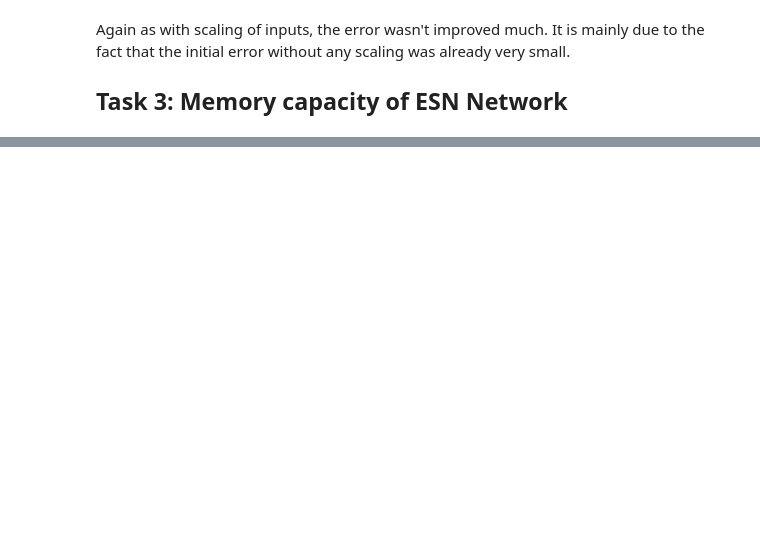
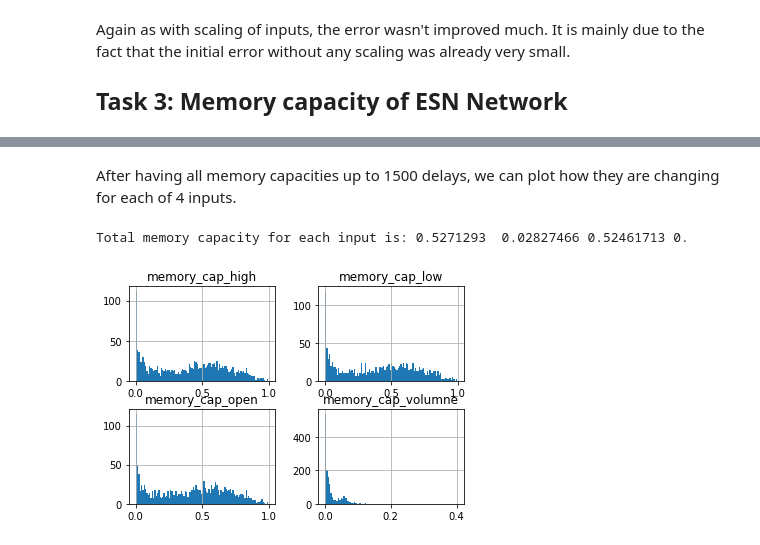
Before and after one commit to presmerats/KLMM-project, a Jupyter notebook: part2/Project-part2.ipynb, the cells around one changed output, grey strips where cells are left out. Drawn from its saved outputs; the diff is of its cells as text; code cells hidden in the pictures; blank space fills up the shorter version.

```diff
--- a/part2/Project-part2.ipynb
+++ b/part2/Project-part2.ipynb
@@ -222,0 +379,17 @@ Again as with scaling of inputs, the error wasn't improved much. It is mainly du
+# %%
+df_capacities = pd.read_csv(f"{project_folder}/memory_capacities.csv")
+df_capacities = df_capacities[(df_capacities.T != 0).any()]
+df_capacities.shape
+c = [0 for _ in range(train_x.shape[1])]
+with open(f"{project_folder}/total_capacities.txt") as f:
+    c = f.readlines()[0]
+# %% [markdown]
+After having all memory capacities up to 1500 delays, we can plot how they are changing for each of 4 inputs.
+# %%
+inputs = df_capacities.columns
+caps = df_capacities.values
+df_capacities.hist(bins=100)
+print(f"Total memory capacity for each input is: {c}")
+# %% [output]
+Total memory capacity for each input is: 0.5271293  0.02827466 0.52461713 0.
+[figure, added]
```
Also changed, not shown: parts of 29 cells of this notebook, 3 other files.
